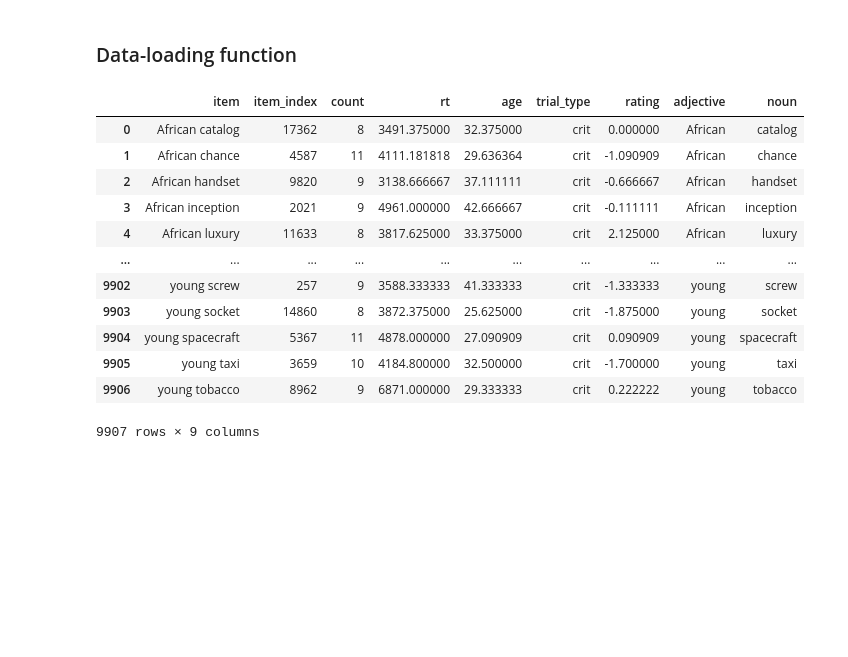
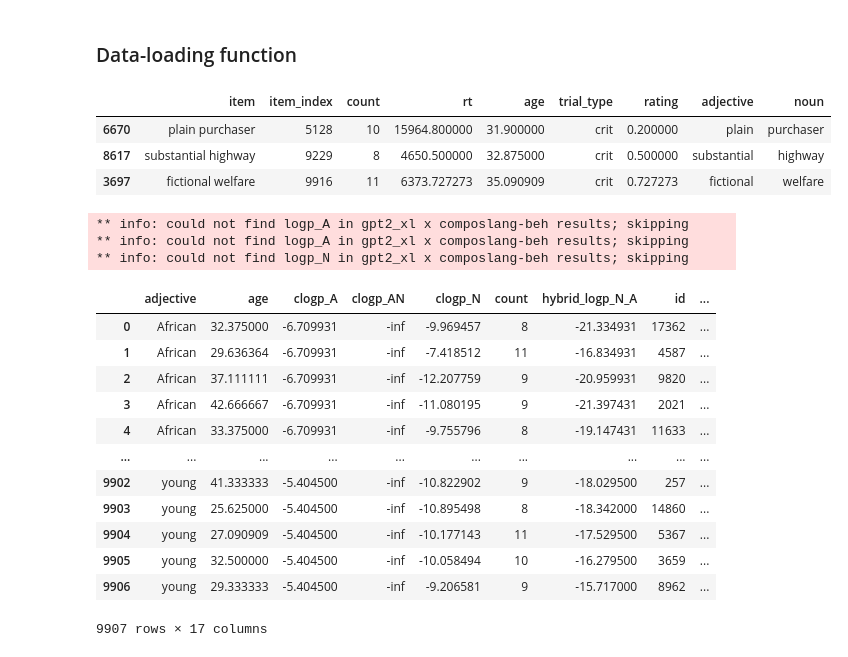
Before and after one commit to roccoflint/composlang_ud, a Jupyter notebook: notebooks/figure-3-freq-human-data.ipynb, the cells around one changed output. Cells and saved outputs as stored; diff of their text form; code cells hidden in the pictures; blank space fills up the shorter version.

```diff
--- a/notebooks/figure-3-freq-human-data.ipynb
+++ b/notebooks/figure-3-freq-human-data.ipynb
@@ -31,19 +33,10 @@ def ECDF_transform(arr: np.ndarray):
 ### Data-loading function
 # %%
 ratings = pd.read_csv("./simulate-comb-A-N/beh_stims_9907.csv")
-ratings
+ratings.sample(3)
 # %% [output]
 |  | item | item_index | count | rt | age | trial_type | rating | adjective | noun |
-| 0 | African catalog | 17362 | 8 | 3491.375000 | 32.375000 | crit | 0.000000 | African | catalog |
-| 1 | African chance | 4587 | 11 | 4111.181818 | 29.636364 | crit | -1.090909 | African | chance |
-| 2 | African handset | 9820 | 9 | 3138.666667 | 37.111111 | crit | -0.666667 | African | handset |
-| 3 | African inception | 2021 | 9 | 4961.000000 | 42.666667 | crit | -0.111111 | African | inception |
-| 4 | African luxury | 11633 | 8 | 3817.625000 | 33.375000 | crit | 2.125000 | African | luxury |
-| ... | ... | ... | ... | ... | ... | ... | ... | ... | ... |
-| 9902 | young screw | 257 | 9 | 3588.333333 | 41.333333 | crit | -1.333333 | young | screw |
-| 9903 | young socket | 14860 | 8 | 3872.375000 | 25.625000 | crit | -1.875000 | young | socket |
-| 9904 | young spacecraft | 5367 | 11 | 4878.000000 | 27.090909 | crit | 0.090909 | young | spacecraft |
-| 9905 | young taxi | 3659 | 10 | 4184.800000 | 32.500000 | crit | -1.700000 | young | taxi |
-| 9906 | young tobacco | 8962 | 9 | 6871.000000 | 29.333333 | crit | 0.222222 | young | tobacco |
+| 6670 | plain purchaser | 5128 | 10 | 15964.800000 | 31.900000 | crit | 0.200000 | plain | purchaser |
+| 8617 | substantial highway | 9229 | 8 | 4650.500000 | 32.875000 | crit | 0.500000 | substantial | highway |
+| 3697 | fictional welfare | 9916 | 11 | 6373.727273 | 35.090909 | crit | 0.727273 | fictional | welfare |
-9907 rows × 9 columns
 # %%
@@ -53,3 +48,25 @@ pair_freq = pd.read_pickle("./simulate-comb-A-N/pair_freq.pkl")
+# %%
+results = get_llm_results("gpt2_xl", "composlang-beh", **freqs)
+# %% [output]
+** info: could not find logp_A in gpt2_xl x composlang-beh results; skipping
+** info: could not find logp_A in gpt2_xl x composlang-beh results; skipping
+** info: could not find logp_N in gpt2_xl x composlang-beh results; skipping
+# %%
+results
+# %% [output]
+|  | adjective | age | clogp_A | clogp_AN | clogp_N | count | hybrid_logp_N_A | id | ... |
+| 0 | African | 32.375000 | -6.709931 | -inf | -9.969457 | 8 | -21.334931 | 17362 | ... |
+| 1 | African | 29.636364 | -6.709931 | -inf | -7.418512 | 11 | -16.834931 | 4587 | ... |
+| 2 | African | 37.111111 | -6.709931 | -inf | -12.207759 | 9 | -20.959931 | 9820 | ... |
+| 3 | African | 42.666667 | -6.709931 | -inf | -11.080195 | 9 | -21.397431 | 2021 | ... |
+| 4 | African | 33.375000 | -6.709931 | -inf | -9.755796 | 8 | -19.147431 | 11633 | ... |
+| ... | ... | ... | ... | ... | ... | ... | ... | ... | ... |
+| 9902 | young | 41.333333 | -5.404500 | -inf | -10.822902 | 9 | -18.029500 | 257 | ... |
+| 9903 | young | 25.625000 | -5.404500 | -inf | -10.895498 | 8 | -18.342000 | 14860 | ... |
+| 9904 | young | 27.090909 | -5.404500 | -inf | -10.177143 | 11 | -17.529500 | 5367 | ... |
+| 9905 | young | 32.500000 | -5.404500 | -inf | -10.058494 | 10 | -16.279500 | 3659 | ... |
+| 9906 | young | 29.333333 | -5.404500 | -inf | -9.206581 | 9 | -15.717000 | 8962 | ... |
+9907 rows × 17 columns
 # %%
 ratings["adj_freq"] = ratings["adjective"].apply(str.lower).map(adj_freq)
 ratings["noun_freq"] = ratings["noun"].apply(str.lower).map(noun_freq)
```
Also changed, not shown: parts of 22 cells of this notebook, 5 other files.
